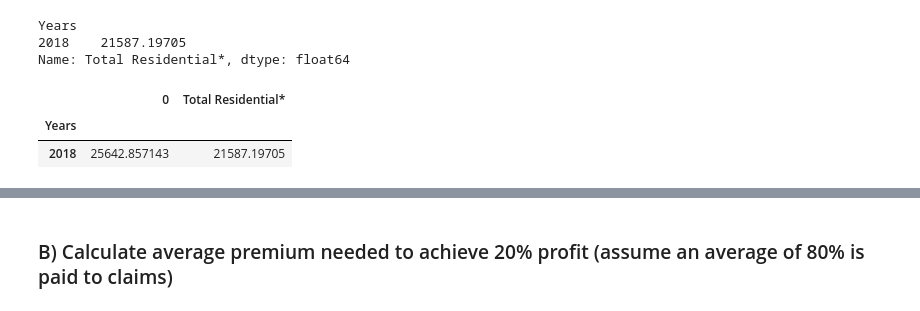
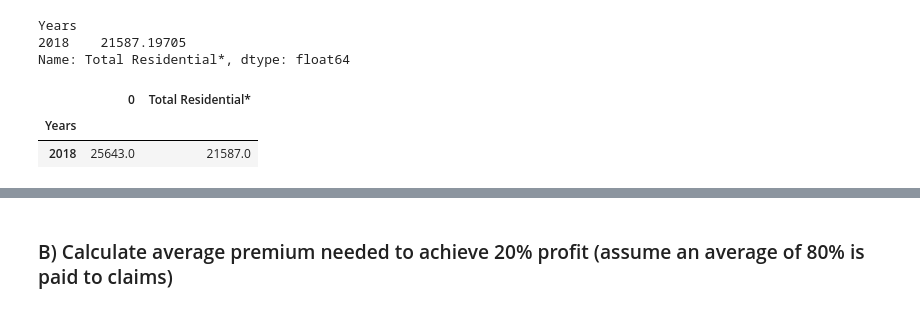
Before and after one commit to AnnSweetNanners/Project-1, a Jupyter notebook: Fire_Analysis.ipynb, the cells around one changed output, grey strips where cells are left out. Drawn from its saved outputs; the diff is of its cells as text; code cells hidden in the pictures.

```diff
--- a/Fire_Analysis.ipynb
+++ b/Fire_Analysis.ipynb
@@ -23,7 +20,7 @@ We will read, clean and combine the following CSV files for further analysis:
 #Set Path using pathlib
 nonres_fire_losses_csv = Path(
     "fire_loss_estimates/Nonres_Fire_Dollr_Loss_by_Cause.csv")
-res__fire_losses_csv = Path(
+res_fire_losses_csv = Path(
     "fire_loss_estimates/Res_Bld_Fire_Dollr_Est_by_Cause.csv")
 # %%
 #Read CSV 'Nonres_Fire_Dollr_Loss_by_Cause.csv' into dataframe
@@ -59,7 +56,7 @@ nonres_fire_losses.head()
 | 2007 | 3473000000.00 |
 # %%
 #Read CSV 'Res_Bld_Fire_Dollr_Est_by_Cause.csv' into dataframe
-res_fire_losses = pd.read_csv(res__fire_losses_csv)
+res_fire_losses = pd.read_csv(res_fire_losses_csv)
 res_fire_losses.head()
 # %% [output]
 |  | Years | Intentional | Playing with Heat Source | Smoking | Heating | Cooking | Electrical Malfunction | ... |
@@ -290,12 +287,12 @@ res_avg_cost_plot = res_average_cost_per_claim.hvplot(title = "Residential Avera
 # %%
 all_average_claims = pd.concat([nonres_average_cost_per_claim,
                                 res_average_cost_per_claim],
                                axis='columns', join='inner')
 all_average_claims.sort_index(axis=0, ascending=True, inplace=True)
-all_average_claims.tail(1)
+all_average_claims.tail(1).round()
 # %% [output]
 |  | 0 | Total Residential* |
 | Years |  |  |
-| 2018 | 25642.857143 | 21587.19705 |
+| 2018 | 25643.0 | 21587.0 |
 # %%
 #Use hvplot to plot Nonresidential and Residential dollar losses.
```
Also changed, not shown: parts of 5 cells of this notebook, 16 other files.
